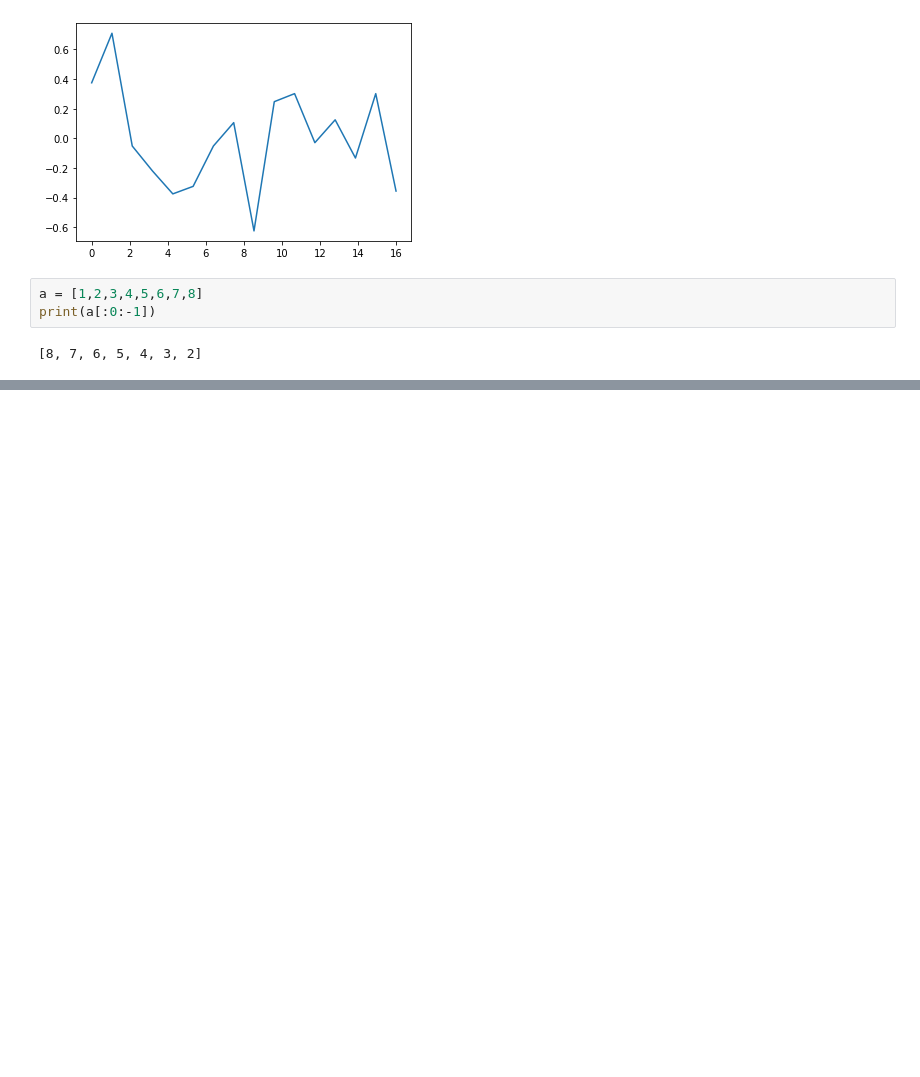
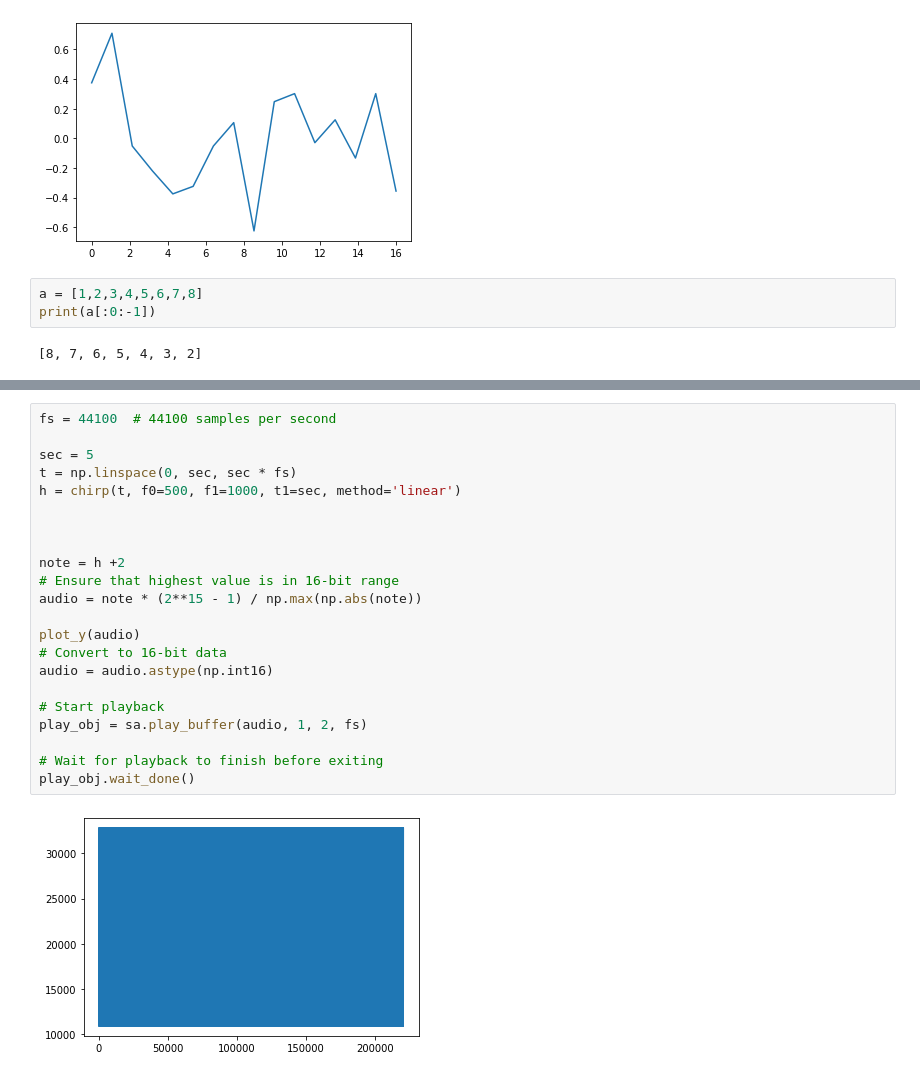
Before and after one commit to kaijunge/CleanNoise_GF3, a Jupyter notebook: Audio tests.ipynb, the cells around one changed output, grey strips where cells are left out. Cells and saved outputs as stored; diff of their text form; blank space fills up the shorter version.

```diff
--- a/Audio tests.ipynb
+++ b/Audio tests.ipynb
@@ -157,0 +302,24 @@ print(a[:0:-1])
+# %%
+fs = 44100  # 44100 samples per second
+
+sec = 5
+t = np.linspace(0, sec, sec * fs)
+h = chirp(t, f0=500, f1=1000, t1=sec, method='linear')
+
+
+
+note = h +2
+# Ensure that highest value is in 16-bit range
+audio = note * (2**15 - 1) / np.max(np.abs(note))
+
+plot_y(audio)
+# Convert to 16-bit data
+audio = audio.astype(np.int16)
+
+# Start playback
+play_obj = sa.play_buffer(audio, 1, 2, fs)
+
+# Wait for playback to finish before exiting
+play_obj.wait_done()
+# %% [output]
+[figure, added]
```
Also changed, not shown: parts of 8 cells of this notebook.
